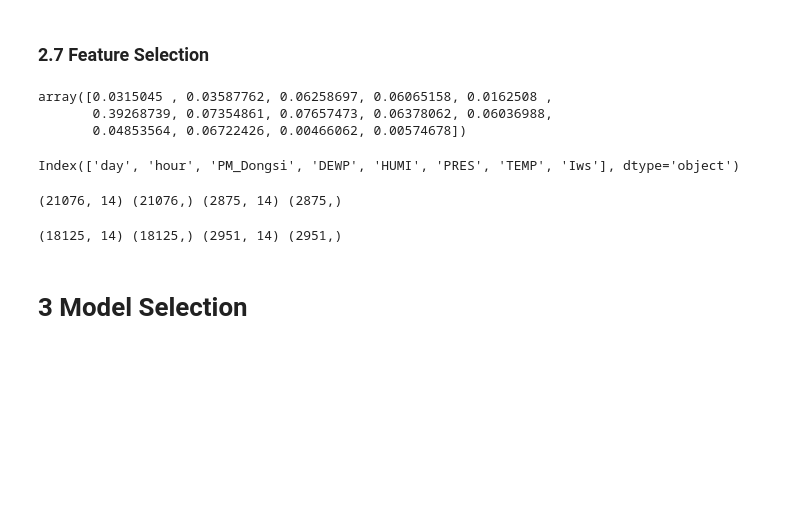
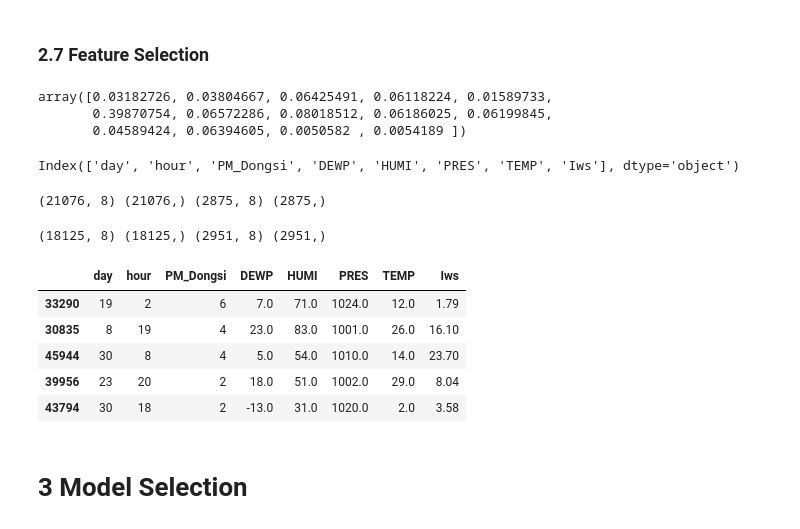
Before and after one commit to lujin-luo/6105data-science, a Jupyter notebook: Project_master_20190416.ipynb, the cells around one changed output. Drawn from its saved outputs; the diff is of its cells as text; code cells hidden in the pictures; blank space fills up the shorter version.

```diff
--- a/Project_master_20190416.ipynb
+++ b/Project_master_20190416.ipynb
@@ -59,7 +42,7 @@ import numpy as np
 # %%
 my_path='C:\\Users\\carri\\Jupyter\\NEU-6105 Data Sci Eng Methods\\Project'
 # %%
-df = pd.read_csv(f'{my_path}/Raw/BeijingPM20100101_20151231.csv')
+df = pd.read_csv(f'{my_path}/raw/BeijingPM20100101_20151231.csv')
 # %%
 df.info()
 # %% [output]
@@ -267,8 +251,8 @@ clf=ExtraTreesClassifier()
 clf=clf.fit(X_train_val,Y_train_val)
 clf.feature_importances_
 # %% [output]
-array([0.0315045 , 0.03587762, 0.06258697, 0.06065158, 0.0162508 ,
-       0.39268739, 0.07354861, 0.07657473, 0.06378062, 0.06036988,
-       0.04853564, 0.06722426, 0.00466062, 0.00574678])
+array([0.03182726, 0.03804667, 0.06425491, 0.06118224, 0.01589733,
+       0.39870754, 0.06572286, 0.08018512, 0.06186025, 0.06199845,
+       0.04589424, 0.06394605, 0.0050582 , 0.0054189 ])
 # %%
 model=SelectFromModel(clf,threshold=0.05,prefit=True)
@@ -281,15 +265,24 @@ print(feature_name)
 Index(['day', 'hour', 'PM_Dongsi', 'DEWP', 'HUMI', 'PRES', 'TEMP', 'Iws'], dtype='object')
 # %%
 X_fs = df[list(feature_name)]
-X_train_val_fs,X_test_fs,Y_train_val,Y_test = train_test_split(X,Y,test_size = 0.12, random_state=666)
+X_train_val_fs,X_test_fs,Y_train_val,Y_test = train_test_split(X_fs,Y,test_size = 0.12, random_state=666)
 print(X_train_val_fs.shape, Y_train_val.shape, X_test_fs.shape, Y_test.shape)
 # %% [output]
-(21076, 14) (21076,) (2875, 14) (2875,)
+(21076, 8) (21076,) (2875, 8) (2875,)
 # %%
 X_train_fs,X_val_fs,Y_train,Y_val = train_test_split(X_train_val_fs,Y_train_val,test_size = 0.14, random_state=666)
 print(X_train_fs.shape, Y_train.shape, X_val_fs.shape, Y_val.shape)
 # %% [output]
-(18125, 14) (18125,) (2951, 14) (2951,)
+(18125, 8) (18125,) (2951, 8) (2951,)
+# %%
+X_train_val_fs.head()
+# %% [output]
+|  | day | hour | PM_Dongsi | DEWP | HUMI | PRES | TEMP | Iws |
+| 33290 | 19 | 2 | 6 | 7.0 | 71.0 | 1024.0 | 12.0 | 1.79 |
+| 30835 | 8 | 19 | 4 | 23.0 | 83.0 | 1001.0 | 26.0 | 16.10 |
+| 45944 | 30 | 8 | 4 | 5.0 | 54.0 | 1010.0 | 14.0 | 23.70 |
+| 39956 | 23 | 20 | 2 | 18.0 | 51.0 | 1002.0 | 29.0 | 8.04 |
+| 43794 | 30 | 18 | 2 | -13.0 | 31.0 | 1020.0 | 2.0 | 3.58 |
 # %% [markdown]
 # 3 Model Selection
 # %% [markdown]
```
Also changed, not shown: parts of 25 cells of this notebook.
